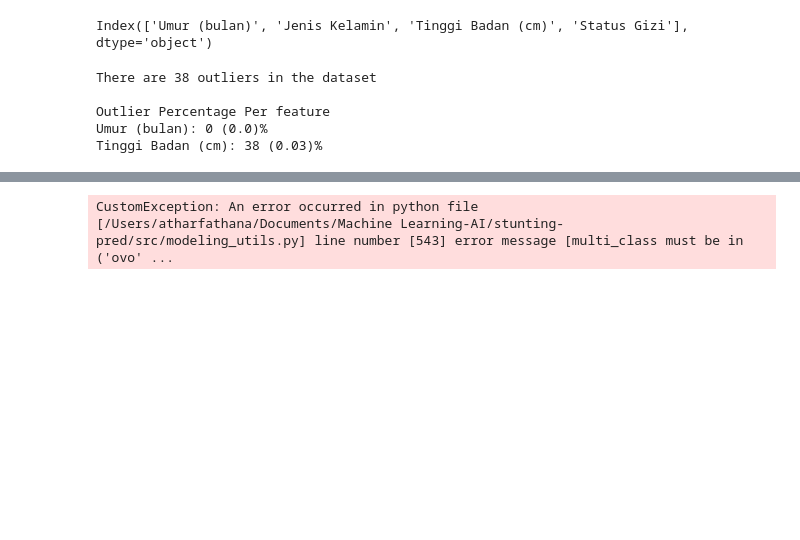
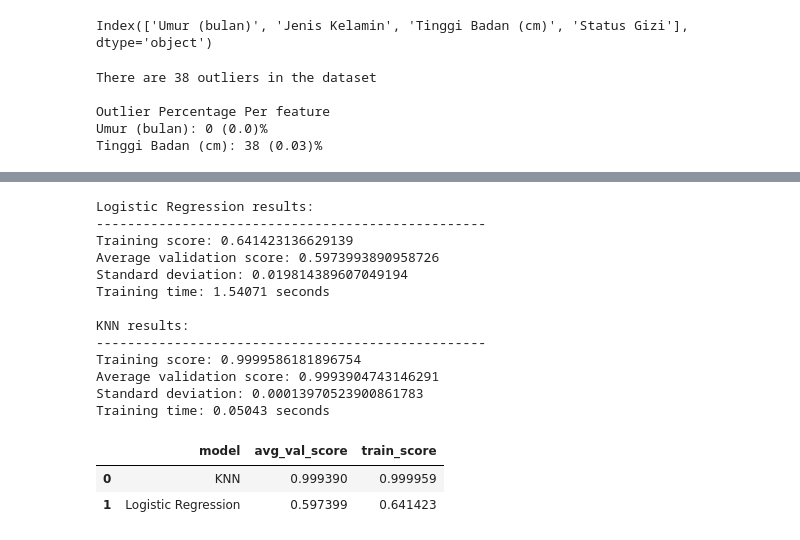
Before and after one commit to JustAthar19/Stunting-Prediction, a Jupyter notebook: notebooks/notebook.ipynb, the cells around one changed output, grey strips where cells are left out. Saved outputs shown, nothing was run; the diff lists cells and outputs as text; code cells hidden in the pictures; blank space fills up the shorter version.

```diff
--- a/notebooks/notebook.ipynb
+++ b/notebooks/notebook.ipynb
@@ -163,25 +171,36 @@ data
 120999 rows × 4 columns
 # %%
-import sys
-import os
-sys.path.append(os.path.abspath(".."))
 
-from src.modeling_utils import *
 linear_models = {
                 'Logistic Regression': LogisticRegression(),
-                'Linear SVC': LinearSVC(),
+                # 'Linear SVC': LinearSVC(),
                 'KNN': KNeighborsClassifier(),
                 }
 
 
 # K-fold cross validation for linear models.
 eval_df = classification_kfold_cv(models=linear_models,
                                   X_train=X_train,
                                   y_train=y_train,
                                   n_folds=5)
 
-plot_classification_kfold_cv(eval_df, bar_width=0.35, figsize=(9, 4), title_size=14, legend_x=0.175, legend_y=1.2, title_pad=50)
+# plot_classification_kfold_cv(eval_df, bar_width=0.35, figsize=(9, 4), title_size=14, legend_x=0.175, legend_y=1.2, title_pad=50)
 
 eval_df
 # %% [output]
-CustomException: An error occurred in python file [/Users/atharfathana/Documents/Machine Learning-AI/stunting-pred/src/modeling_utils.py] line number [543] error message [multi_class must be in ('ovo' ...
+Logistic Regression results:
+--------------------------------------------------
+Training score: 0.641423136629139
+Average validation score: 0.5973993890958726
+Standard deviation: 0.019814389607049194
+Training time: 1.54071 seconds
+
+KNN results:
+--------------------------------------------------
+Training score: 0.9999586181896754
+Average validation score: 0.9993904743146291
+Standard deviation: 0.00013970523900861783
+Training time: 0.05043 seconds
+|  | model | avg_val_score | train_score |
+| 0 | KNN | 0.999390 | 0.999959 |
+| 1 | Logistic Regression | 0.597399 | 0.641423 |
```
Also changed, not shown: parts of 11 cells of this notebook, 16 other files.
